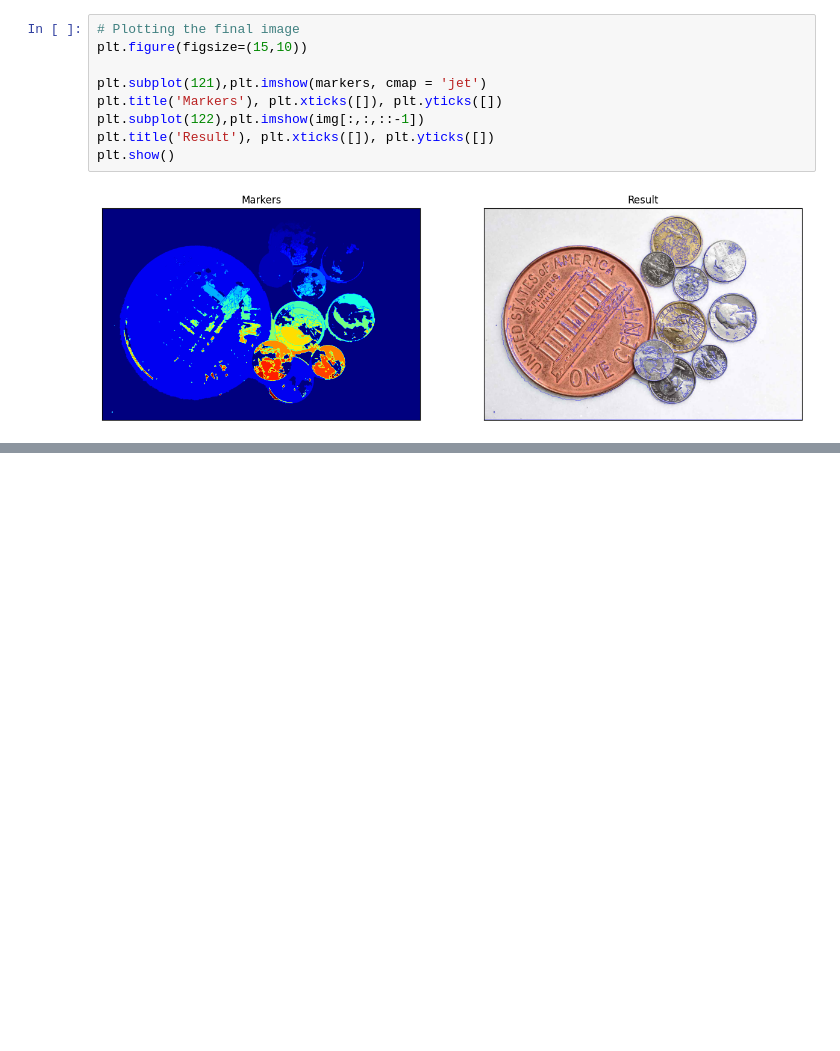
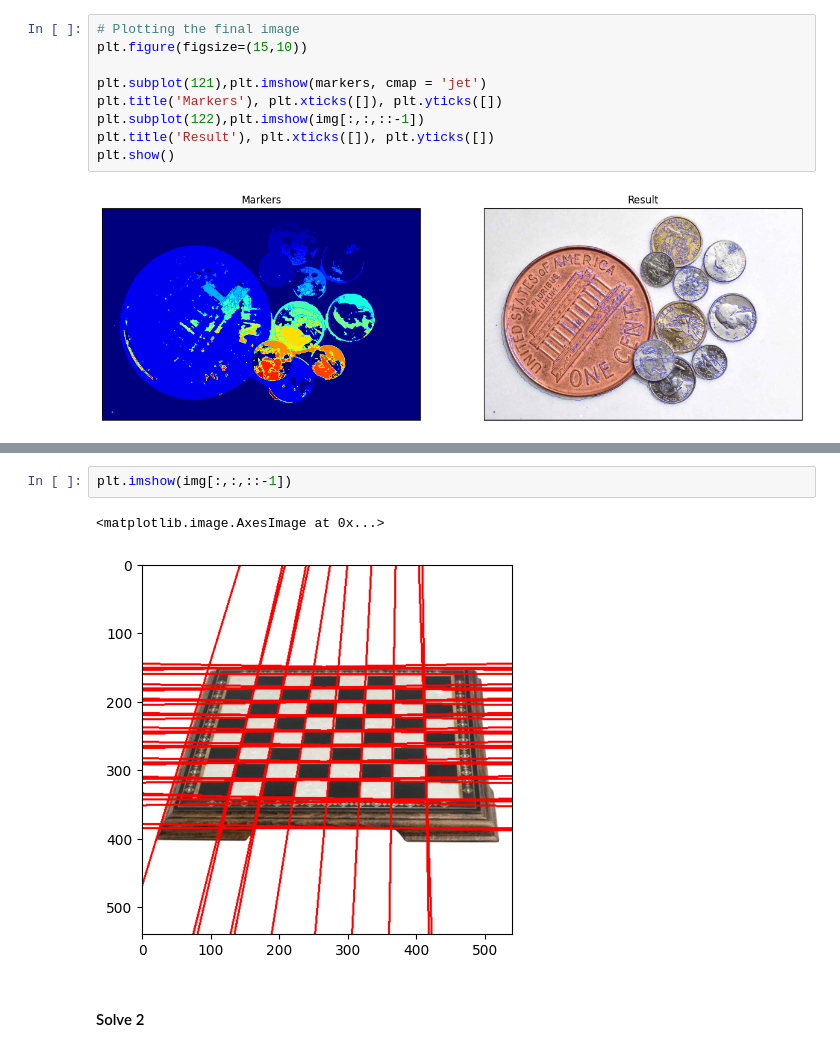
Before and after one commit to Minhdd1413/Image_Processing, a Jupyter notebook: Week5.ipynb, the cells around one changed output, grey strips where cells are left out. Drawn from its saved outputs; the diff is of its cells as text; blank space fills up the shorter version.

```diff
--- a/Week5.ipynb
+++ b/Week5.ipynb
@@ -96,0 +159,7 @@ plt.show()
+# %%
+plt.imshow(img[:,:,::-1])
+# %% [output]
+<matplotlib.image.AxesImage at 0x...>
+[figure, added]
+# %% [markdown]
+#### Solve 2
```
Also changed, not shown: parts of 8 cells of this notebook, 3 other files.
